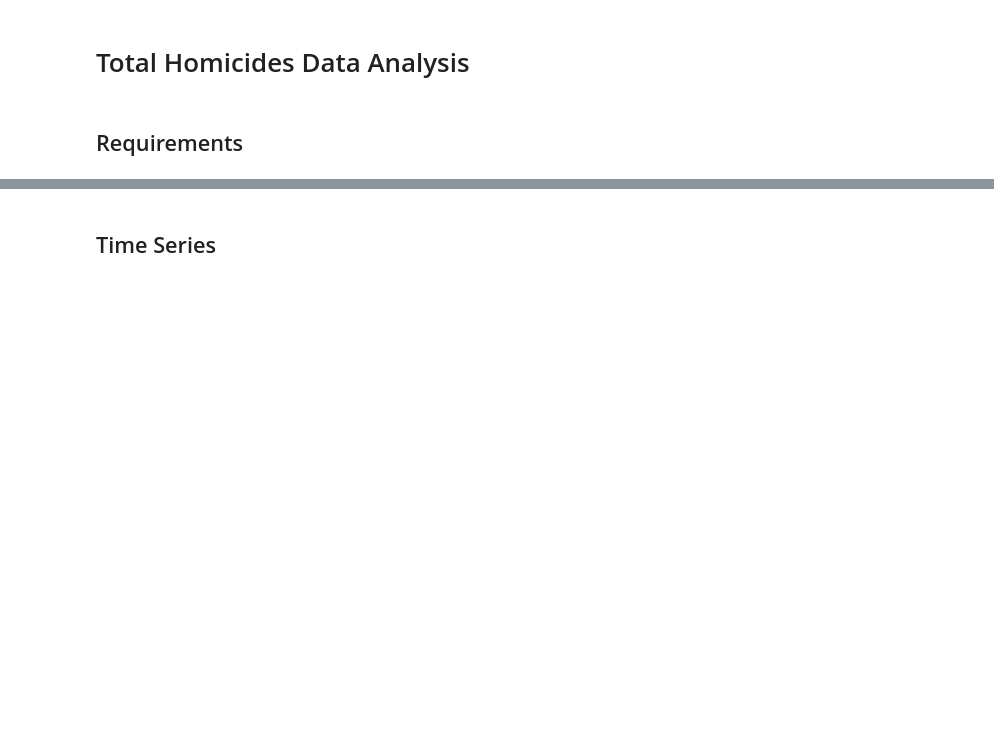
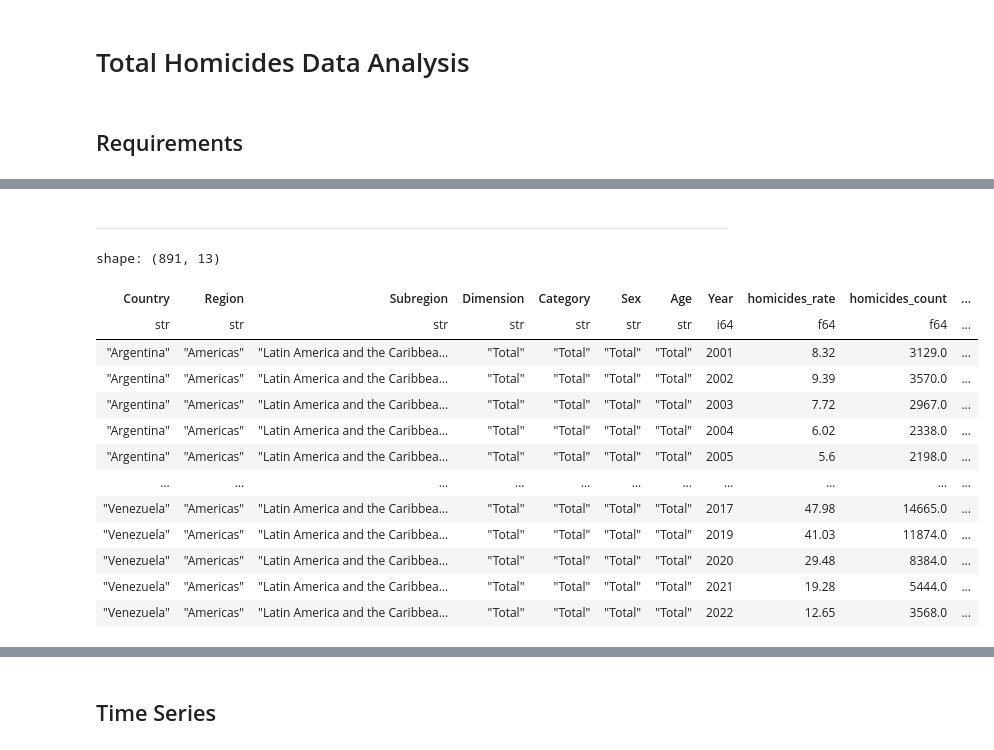
Before and after one commit to FabioScielzoOrtiz/crime_data_analysis, a Jupyter notebook: notebooks/01a_total_homicides_analysis.ipynb, the cells around one changed output, grey strips where cells are left out. Cells and saved outputs as stored; diff of their text form; code cells hidden in the pictures; blank space fills up the shorter version.

```diff
--- a/notebooks/01a_total_homicides_analysis.ipynb
+++ b/notebooks/01a_total_homicides_analysis.ipynb
@@ -121,0 +36,8 @@ prop_year_in_period: {'Spain': np.float64(1.0), 'Portugal': np.float64(0.8), 'Fr
+# %%
+# Processing for time series by country and region
+
+df_time_series, optimal_min_year, max_year = process_time_series_data(
+    df = df,
+    selected_countries = SELECTED_COUNTRIES,
+    prop_years_in_period_limit = PROP_YEARS_IN_PERIOD_LIMIT,
+    ref_region_for_start_year = REF_REGION_FOR_START_YEAR)
@@ -136,0 +82,19 @@ for k in df_ranking.keys():
+# %% [markdown]
+---
+# %%
+df_time_series['country']
+# %% [output]
+shape: (891, 13)
+| Country | Region | Subregion | Dimension | Category | Sex | Age | Year | homicides_rate | homicides_count | ... |
+| str | str | str | str | str | str | str | i64 | f64 | f64 | ... |
+| "Argentina" | "Americas" | "Latin America and the Caribbea… | "Total" | "Total" | "Total" | "Total" | 2001 | 8.32 | 3129.0 | ... |
+| "Argentina" | "Americas" | "Latin America and the Caribbea… | "Total" | "Total" | "Total" | "Total" | 2002 | 9.39 | 3570.0 | ... |
+| "Argentina" | "Americas" | "Latin America and the Caribbea… | "Total" | "Total" | "Total" | "Total" | 2003 | 7.72 | 2967.0 | ... |
+| "Argentina" | "Americas" | "Latin America and the Caribbea… | "Total" | "Total" | "Total" | "Total" | 2004 | 6.02 | 2338.0 | ... |
+| "Argentina" | "Americas" | "Latin America and the Caribbea… | "Total" | "Total" | "Total" | "Total" | 2005 | 5.6 | 2198.0 | ... |
+| … | … | … | … | … | … | … | … | … | … | ... |
+| "Venezuela" | "Americas" | "Latin America and the Caribbea… | "Total" | "Total" | "Total" | "Total" | 2017 | 47.98 | 14665.0 | ... |
+| "Venezuela" | "Americas" | "Latin America and the Caribbea… | "Total" | "Total" | "Total" | "Total" | 2019 | 41.03 | 11874.0 | ... |
+| "Venezuela" | "Americas" | "Latin America and the Caribbea… | "Total" | "Total" | "Total" | "Total" | 2020 | 29.48 | 8384.0 | ... |
+| "Venezuela" | "Americas" | "Latin America and the Caribbea… | "Total" | "Total" | "Total" | "Total" | 2021 | 19.28 | 5444.0 | ... |
+| "Venezuela" | "Americas" | "Latin America and the Caribbea… | "Total" | "Total" | "Total" | "Total" | 2022 | 12.65 | 3568.0 | ... |
```
Also changed, not shown: parts of 13 cells of this notebook, 5 other files.
